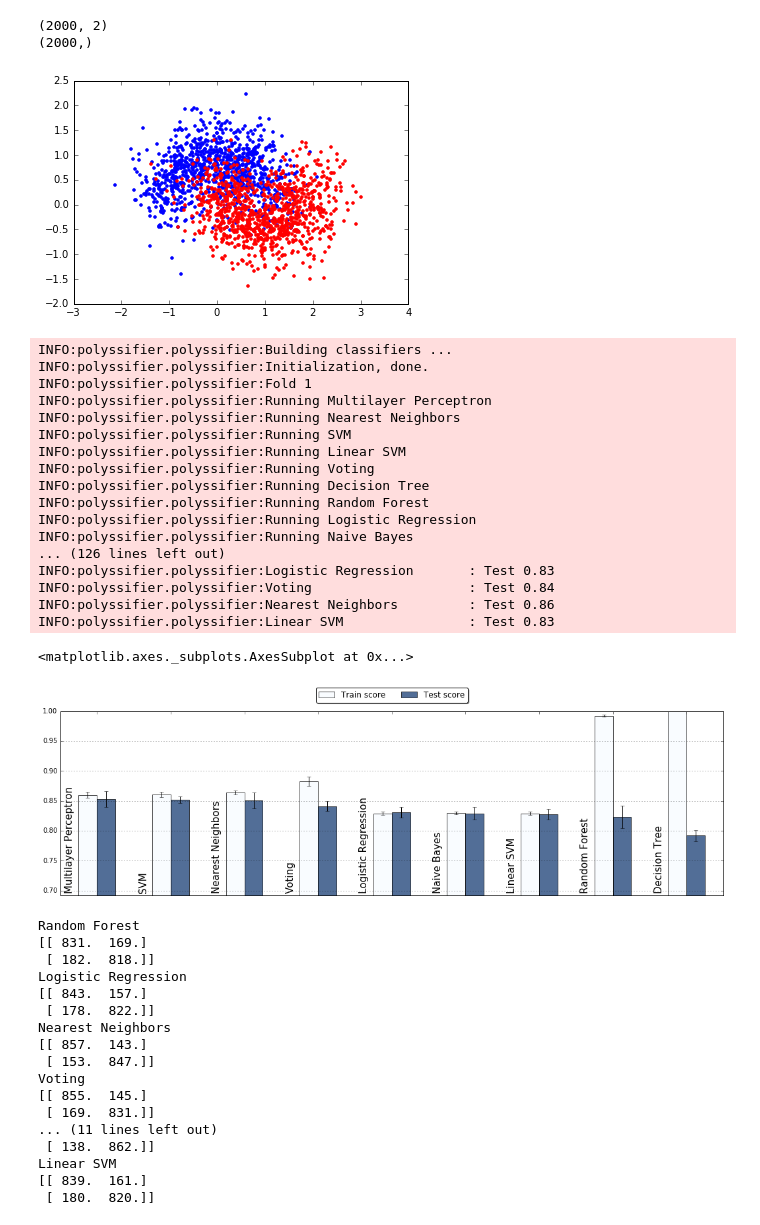
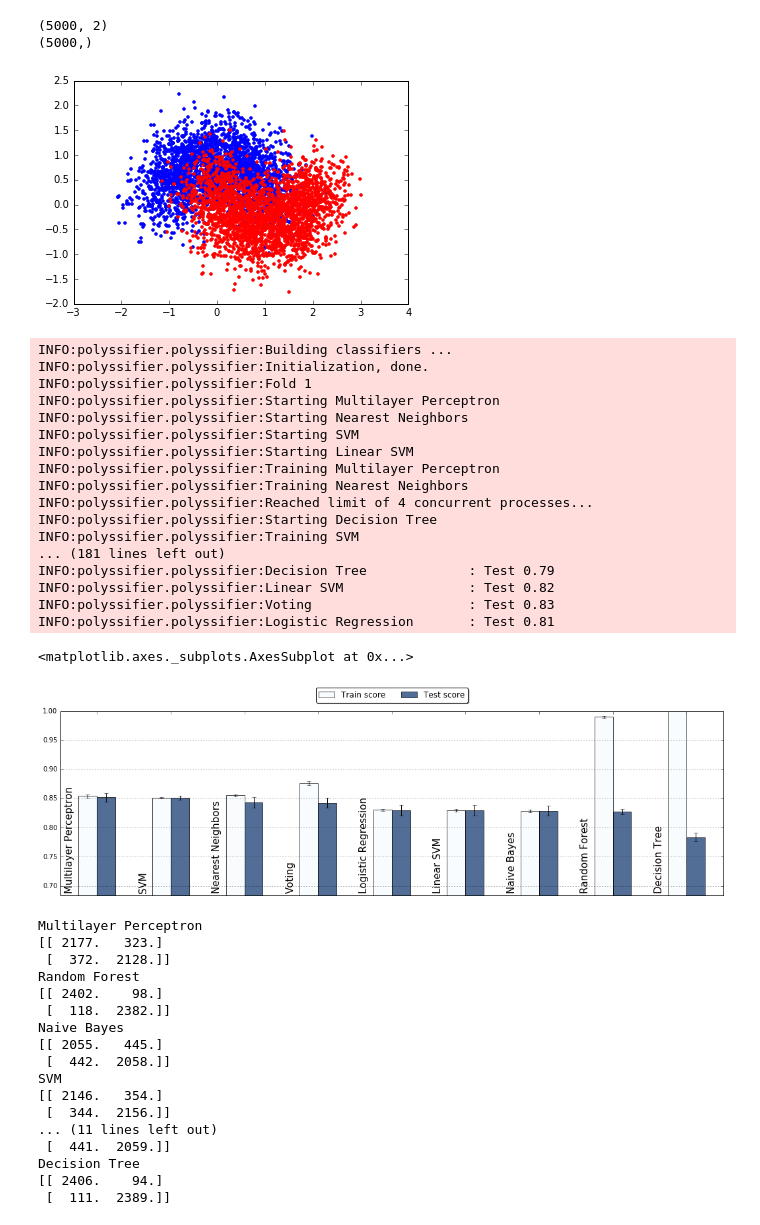
Before and after one commit to alvarouc/polyssifier, a Jupyter notebook: sample/example.ipynb, the cells around one changed output. Cells and saved outputs as stored; diff of their text form; code cells hidden in the pictures.

Commit message:
parallel on model fitting with concurrency limit

```diff
--- a/sample/example.ipynb
+++ b/sample/example.ipynb
@@ -1,25 +1,25 @@
 # %%
 from sklearn import datasets
 from polyssifier import Poly
 import numpy as np
 import pandas as pd
 from sklearn.datasets import make_moons
 import matplotlib.pyplot as plt
 
 %matplotlib inline
-data, label = make_moons(n_samples=2000, noise=0.4)
+data, label = make_moons(n_samples=5000, noise=0.4)
 print(data.shape)
 print(label.shape)
 
 label0 = np.where(label==0)[0]
 label1 = np.where(label==1)[0]
 
 plt.plot(data[label0,0], data[label0,1],'.');
 plt.plot(data[label1,0], data[label1,1],'r.');
 # %% [output]
-(2000, 2)
-(2000,)
+(5000, 2)
+(5000,)
-[figure, old version]
+[figure, new version]
 # %%
 # single class example
 %rm -rf _models
@@ -29,47 +29,47 @@ scores= pol.run()
 INFO:polyssifier.polyssifier:Building classifiers ...
 INFO:polyssifier.polyssifier:Initialization, done.
 INFO:polyssifier.polyssifier:Fold 1
-INFO:polyssifier.polyssifier:Running Multilayer Perceptron
-INFO:polyssifier.polyssifier:Running Nearest Neighbors
-INFO:polyssifier.polyssifier:Running SVM
-INFO:polyssifier.polyssifier:Running Linear SVM
-INFO:polyssifier.polyssifier:Running Voting
-INFO:polyssifier.polyssifier:Running Decision Tree
-INFO:polyssifier.polyssifier:Running Random Forest
-INFO:polyssifier.polyssifier:Running Logistic Regression
-INFO:polyssifier.polyssifier:Running Naive Bayes
-... (126 lines left out)
-INFO:polyssifier.polyssifier:Logistic Regression       : Test 0.83
-INFO:polyssifier.polyssifier:Voting                    : Test 0.84
-INFO:polyssifier.polyssifier:Nearest Neighbors         : Test 0.86
-INFO:polyssifier.polyssifier:Linear SVM                : Test 0.83
+INFO:polyssifier.polyssifier:Starting Multilayer Perceptron
+INFO:polyssifier.polyssifier:Starting Nearest Neighbors
+INFO:polyssifier.polyssifier:Starting SVM
+INFO:polyssifier.polyssifier:Starting Linear SVM
+INFO:polyssifier.polyssifier:Training Multilayer Perceptron
+INFO:polyssifier.polyssifier:Training Nearest Neighbors
+INFO:polyssifier.polyssifier:Reached limit of 4 concurrent processes...
+INFO:polyssifier.polyssifier:Starting Decision Tree
+INFO:polyssifier.polyssifier:Training SVM
+... (181 lines left out)
+INFO:polyssifier.polyssifier:Decision Tree             : Test 0.79
+INFO:polyssifier.polyssifier:Linear SVM                : Test 0.82
+INFO:polyssifier.polyssifier:Voting                    : Test 0.83
+INFO:polyssifier.polyssifier:Logistic Regression       : Test 0.81
 # %%
 pol.plot()
 # %% [output]
 <matplotlib.axes._subplots.AxesSubplot at 0x...>
-[figure, old version]
+[figure, new version]
 # %%
 for key, val in pol.confusions.items():
     print(key)
     print(val)
 # %% [output]
+Multilayer Perceptron
+[[ 2177.   323.]
+ [  372.  2128.]]
 Random Forest
-[[ 831.  169.]
- [ 182.  818.]]
-Logistic Regression
-[[ 843.  157.]
- [ 178.  822.]]
-Nearest Neighbors
-[[ 857.  143.]
- [ 153.  847.]]
-Voting
-[[ 855.  145.]
- [ 169.  831.]]
+[[ 2402.    98.]
+ [  118.  2382.]]
+Naive Bayes
+[[ 2055.   445.]
+ [  442.  2058.]]
+SVM
+[[ 2146.   354.]
+ [  344.  2156.]]
 ... (11 lines left out)
- [ 138.  862.]]
-Linear SVM
-[[ 839.  161.]
- [ 180.  820.]]
+ [  441.  2059.]]
+Decision Tree
+[[ 2406.    94.]
+ [  111.  2389.]]
 # %%
 #pol.predictions.head()
 pol.predictions.sort_index(inplace=True)
```
Also changed, not shown: parts of 1 cell of this notebook, 2 other files.
